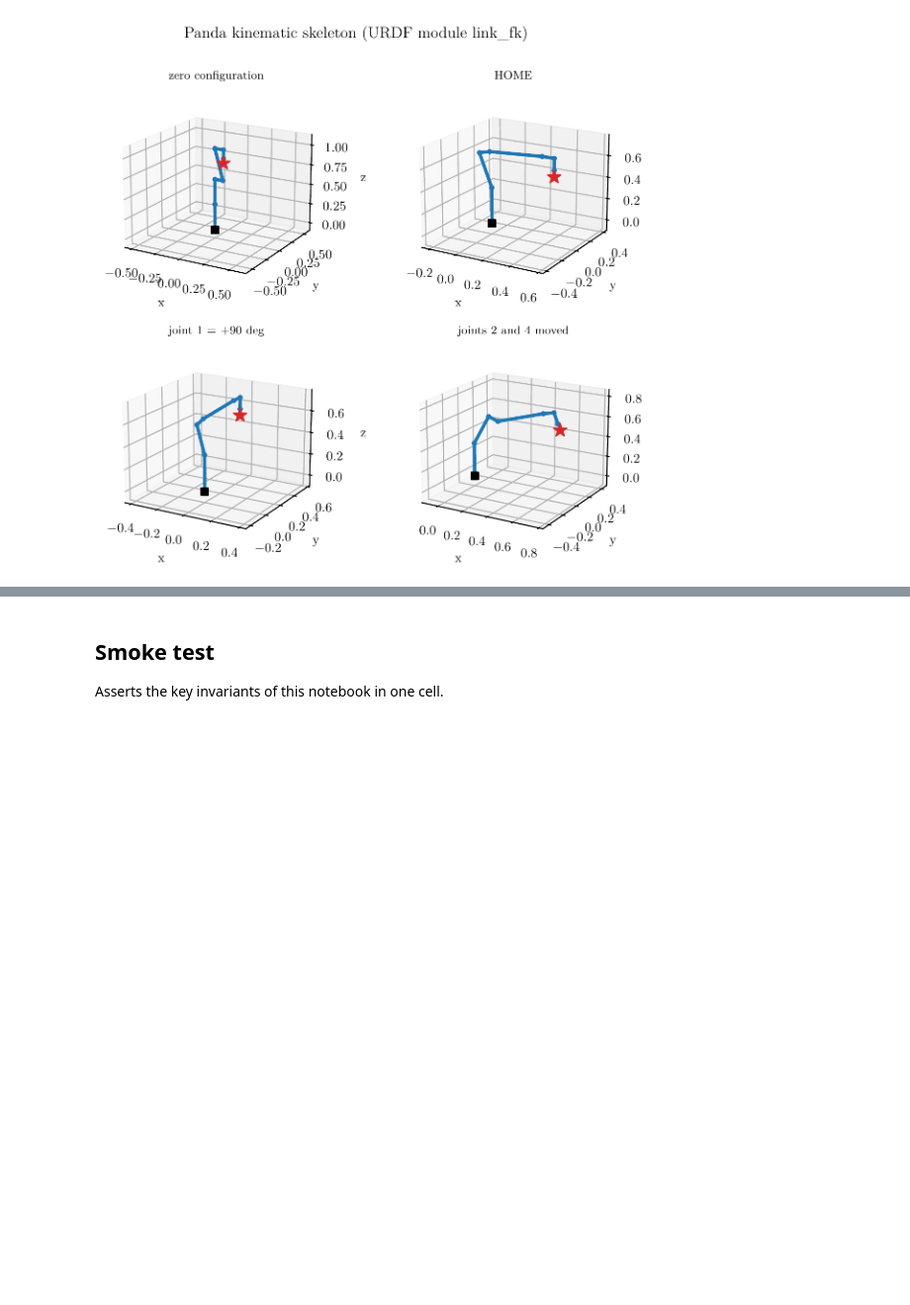
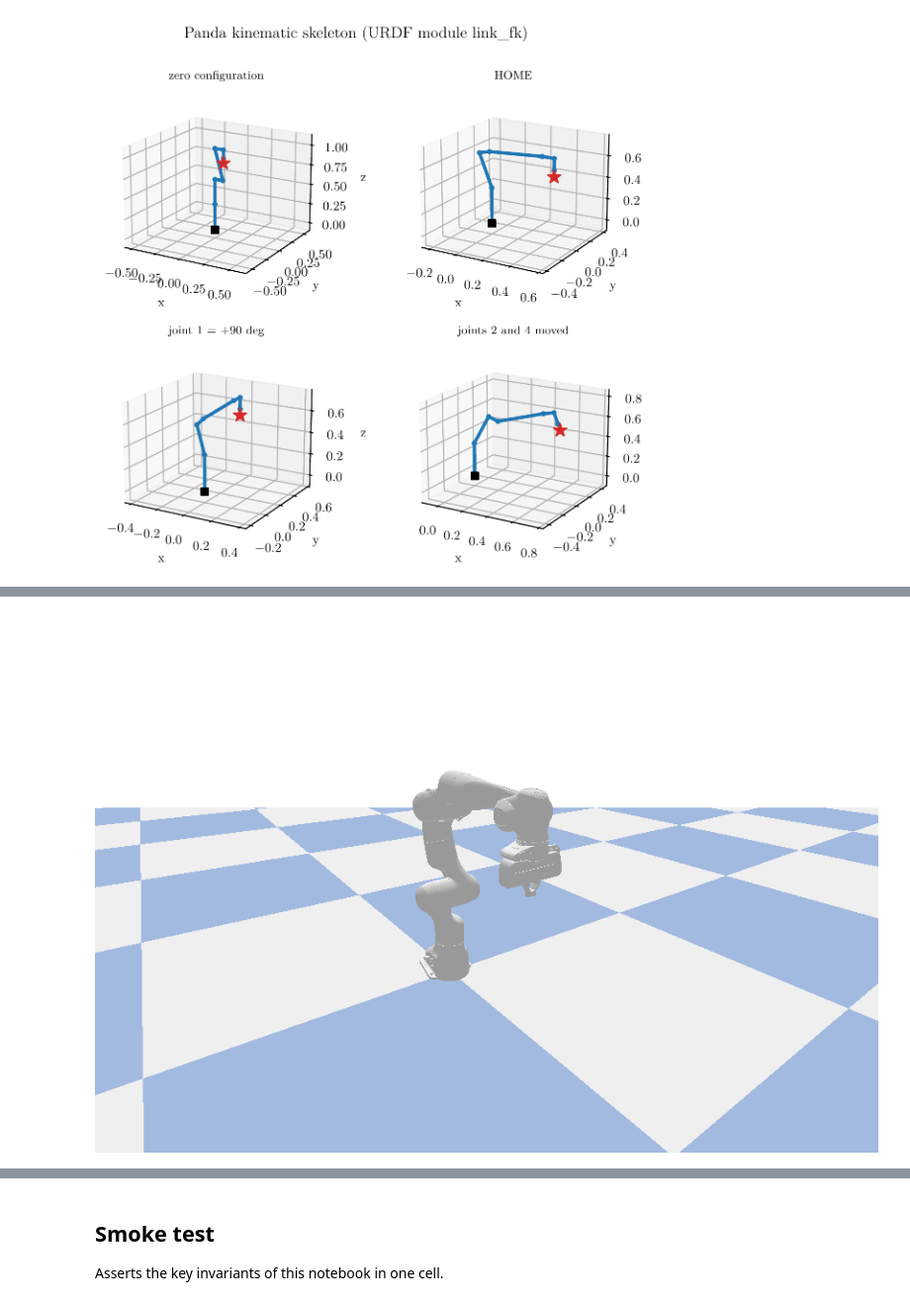
Before and after one commit to boelnasr/ManipulaPy, a Jupyter notebook: notebooks/02_forward_kinematics.ipynb, the cells around one changed output, grey strips where cells are left out. Shown at 99% size. Cells and saved outputs as stored; diff of their text form; code cells hidden in the pictures; blank space fills up the shorter version.

```diff
--- a/notebooks/02_forward_kinematics.ipynb
+++ b/notebooks/02_forward_kinematics.ipynb
@@ -219,0 +226,20 @@ embed_pgf_fig(fig, name="panda_skeleton_montage")
+# %%
+import os
+os.environ.setdefault("MANIPULAPY_PYBULLET_CONNECT", "DIRECT")  # headless; remove to watch in a GUI
+import logging
+from helpers import panda_pybullet_urdf, joint_limits, sim_snapshot, quiet_pybullet
+from ManipulaPy.sim import Simulation
+import pybullet as p
+
+with quiet_pybullet():
+    sim = Simulation(panda_pybullet_urdf(), joint_limits())
+# Simulation's logger defaults to DEBUG; keep the notebook output clean.
+logging.getLogger("SimulationLogger").setLevel(logging.WARNING)
+
+# Pose the arm at HOME kinematically: exact angles, no settling, no gravity sag.
+# The Panda's two gripper fingers are also non-fixed joints -- pad them with 0.
+for j, qj in zip(sim.non_fixed_joints, list(HOME) + [0.0, 0.0]):
+    p.resetJointState(sim.robot_id, j, qj)
+sim_snapshot("sim_panda_home")
+# %% [output]
+[figure, added]
```
Also changed, not shown: parts of 5 cells of this notebook, 14 other files.
